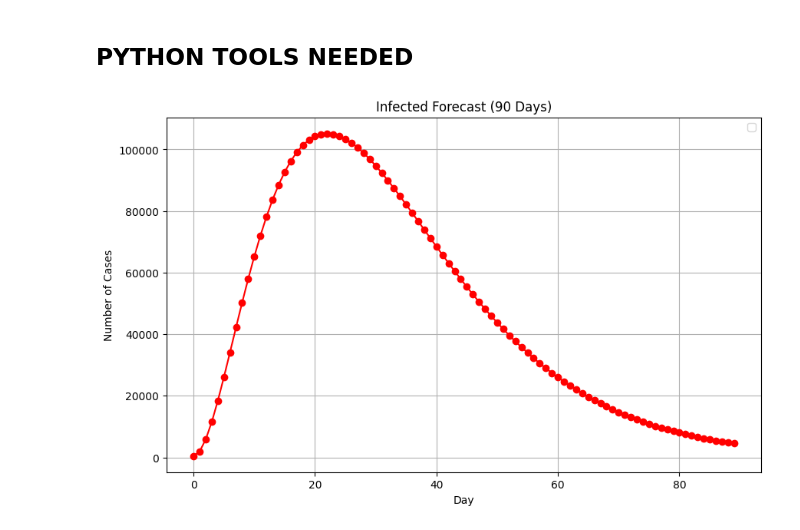
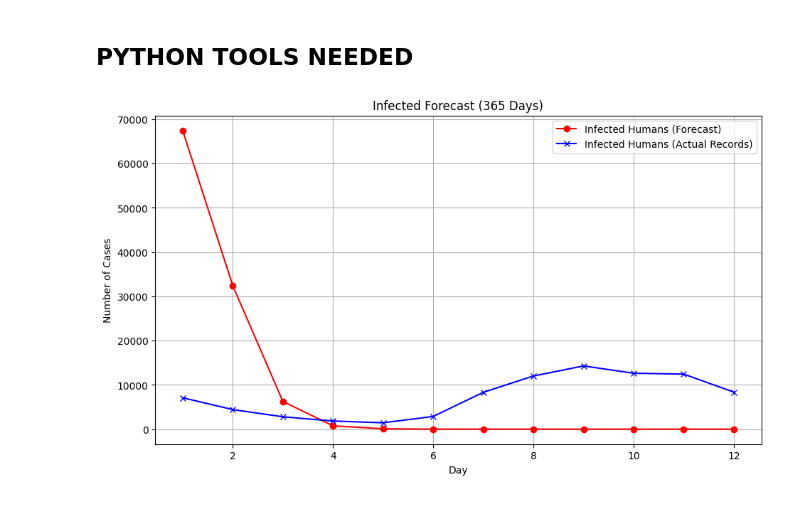
Before and after one commit to Codeit-Michael/Dengue-Case-Forecasting, a Jupyter notebook: 10yrData_Descriptive_Analysis/forecasting/sop3.ipynb, the cells around one changed output. Cells and saved outputs as stored; diff of their text form; code cells hidden in the pictures.

```diff
--- a/10yrData_Descriptive_Analysis/forecasting/sop3.ipynb
+++ b/10yrData_Descriptive_Analysis/forecasting/sop3.ipynb
@@ -11,17 +11,33 @@ import matplotlib.pyplot as plt
 # %%
 fc = pd.read_csv('SEIR-SEI.csv')
 ad = pd.read_csv('2024-dengue-cases-cavite.csv')
+# %%
+def aggregate_daily_to_monthly(daily_data):
+    """Converts a 365-Day daily array to a 12-item Dayly sum array."""
+    # List of Days in each Day for a non-leap year
+    Days_in_each_Day = [31, 28, 31, 30, 31, 30, 31, 31, 30, 31, 30, 31]
+
+    data = []
+    current_Day = 0
+    for Days in Days_in_each_Day:
+        # Sums the daily cases for the correct number of Days for each Day
+        Day_sum = np.sum(daily_data[current_Day : current_Day + Days])
+        data.append(Day_sum)
+        current_Day += Days
+
+    return np.array(data)
 # %%
-forecast = fc['Ih'].round()
-actual_data = ad.query('Month == "January" | Month == "February" | Month == "March"')['Cases'].values
+forecast = aggregate_daily_to_monthly(fc['Ih'])
+actual_data = ad['Cases']
 # %%
-plt.figure(figsize=(10,6))
-plt.plot(np.arange(0, 90), forecast, marker="o", linestyle='-', color='red')
-plt.title("Infected Forecast (90 Days)")
+plt.figure(figsize=(11,6))
+plt.plot(np.arange(1, 13), forecast, marker="o", linestyle='-', color='red', label='Infected Humans (Forecast)')
+plt.plot(np.arange(1, 13), actual_data, marker="x", linestyle='-', color='blue', label='Infected Humans (Actual Records)')
+plt.title("Infected Forecast (365 Days)")
 plt.xlabel("Day")
 plt.ylabel("Number of Cases")
 plt.legend()
 plt.grid(True)
 plt.show()
 # %% [output]
-[figure, old version]
+[figure, new version]
```
Also changed, not shown: parts of 6 cells of this notebook, 5 other files.
